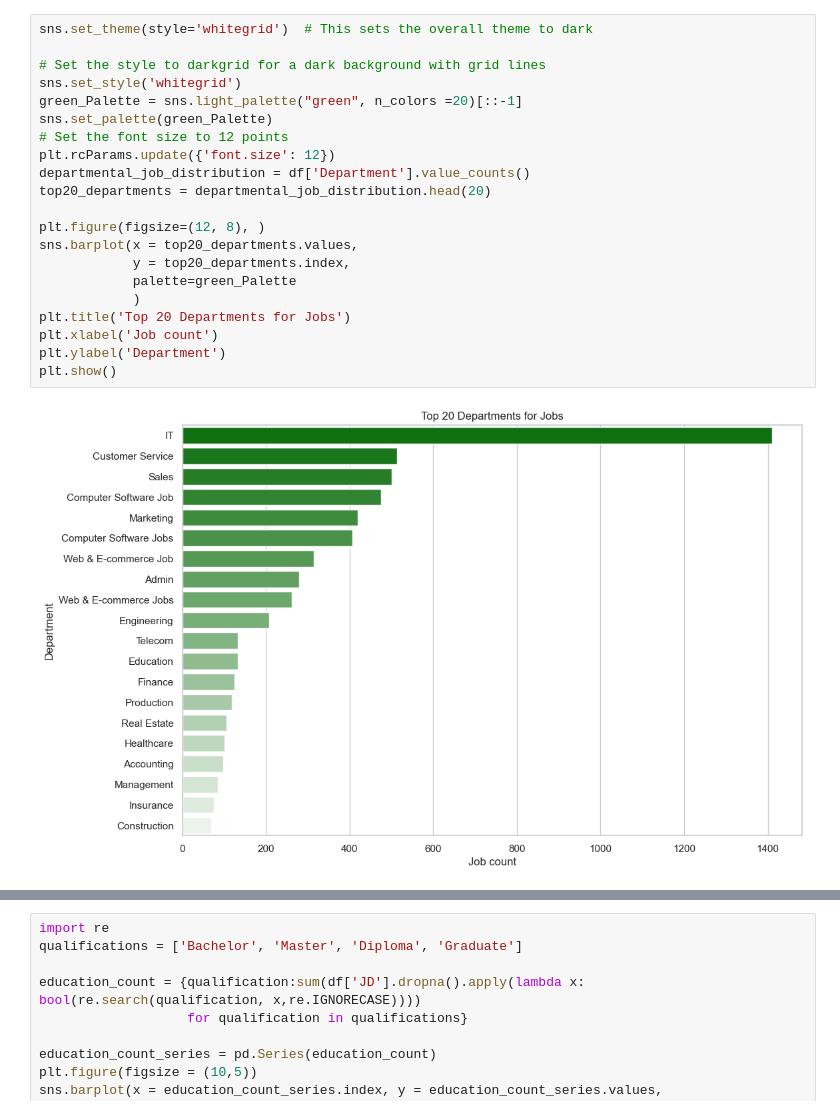
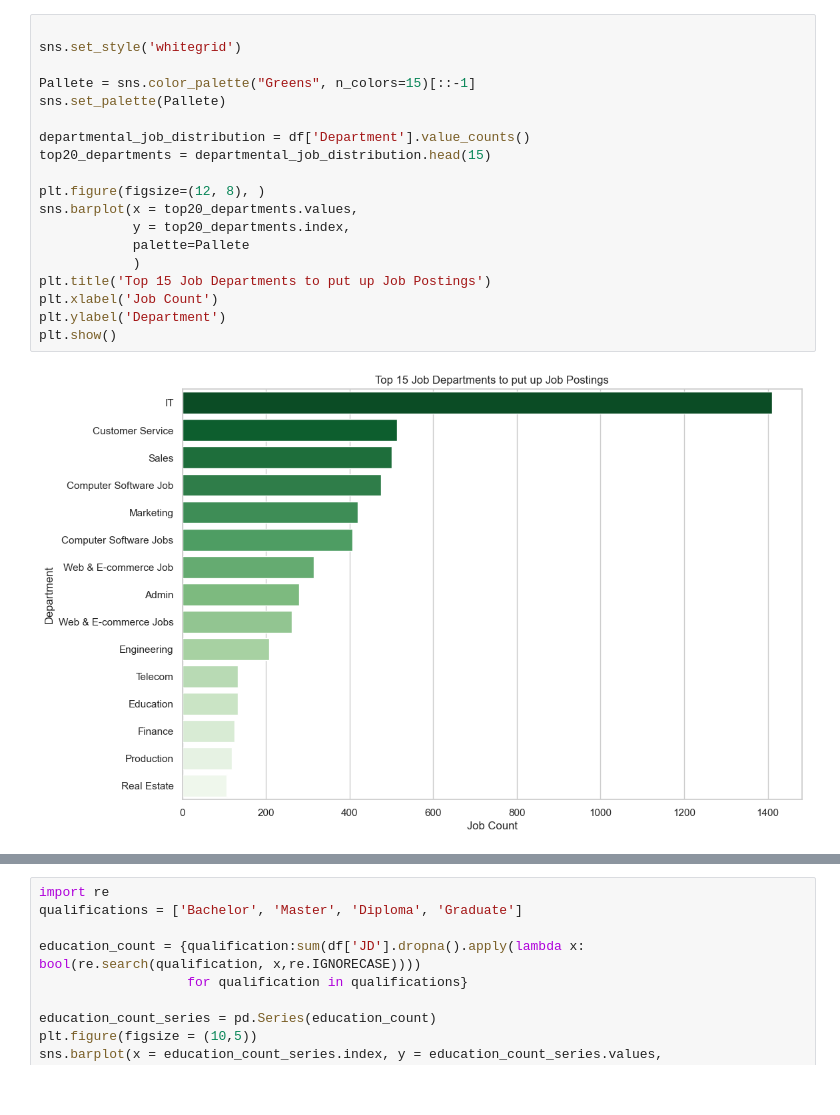
Before and after one commit to hassansultankhan/KMean_machineLearning, a Jupyter notebook: Pakistan_jobs (improved).ipynb, the cells around one changed output, grey strips where cells are left out. Saved outputs shown, nothing was run; the diff lists cells and outputs as text.

```diff
--- a/Pakistan_jobs (improved).ipynb
+++ b/Pakistan_jobs (improved).ipynb
@@ -130,28 +135,26 @@ department_mapping = {
 
 df['Department'] = df['Department'].replace(department_mapping)
 # %%
-sns.set_theme(style='whitegrid')  # This sets the overall theme to dark
 
-# Set the style to darkgrid for a dark background with grid lines
 sns.set_style('whitegrid')
-green_Palette = sns.light_palette("green", n_colors =20)[::-1]
-sns.set_palette(green_Palette)
-# Set the font size to 12 points
-plt.rcParams.update({'font.size': 12})
+
+Pallete = sns.color_palette("Greens", n_colors=15)[::-1]
+sns.set_palette(Pallete)
+
 departmental_job_distribution = df['Department'].value_counts()
-top20_departments = departmental_job_distribution.head(20)
+top20_departments = departmental_job_distribution.head(15)
 
 plt.figure(figsize=(12, 8), )
 sns.barplot(x = top20_departments.values,
             y = top20_departments.index,
-            palette=green_Palette
+            palette=Pallete
             )
-plt.title('Top 20 Departments for Jobs')
-plt.xlabel('Job count')
+plt.title('Top 15 Job Departments to put up Job Postings')
+plt.xlabel('Job Count')
 plt.ylabel('Department')
 plt.show()
 # %% [output]
-[figure, old version]
+[figure, new version]
 # %%
 sns.set_theme(style = 'whitegrid')
 city_job_distribution = df['City'].value_counts()
```
Also changed, not shown: parts of 13 cells of this notebook.
